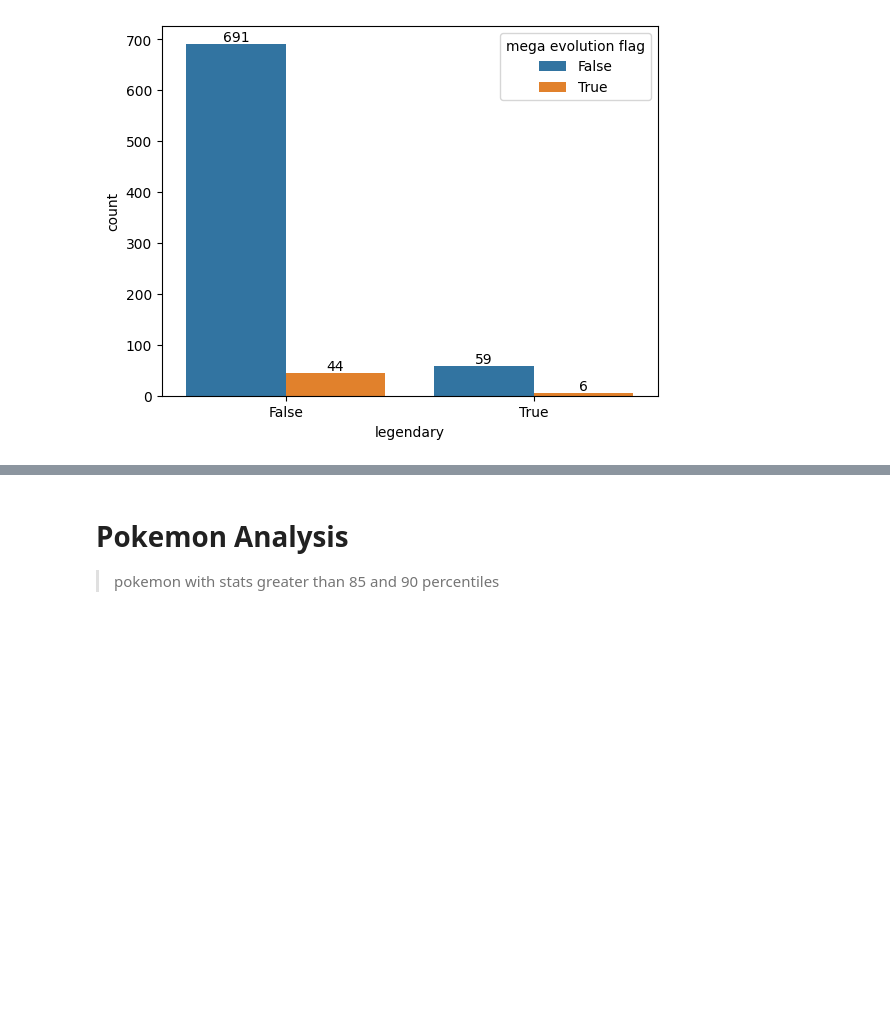
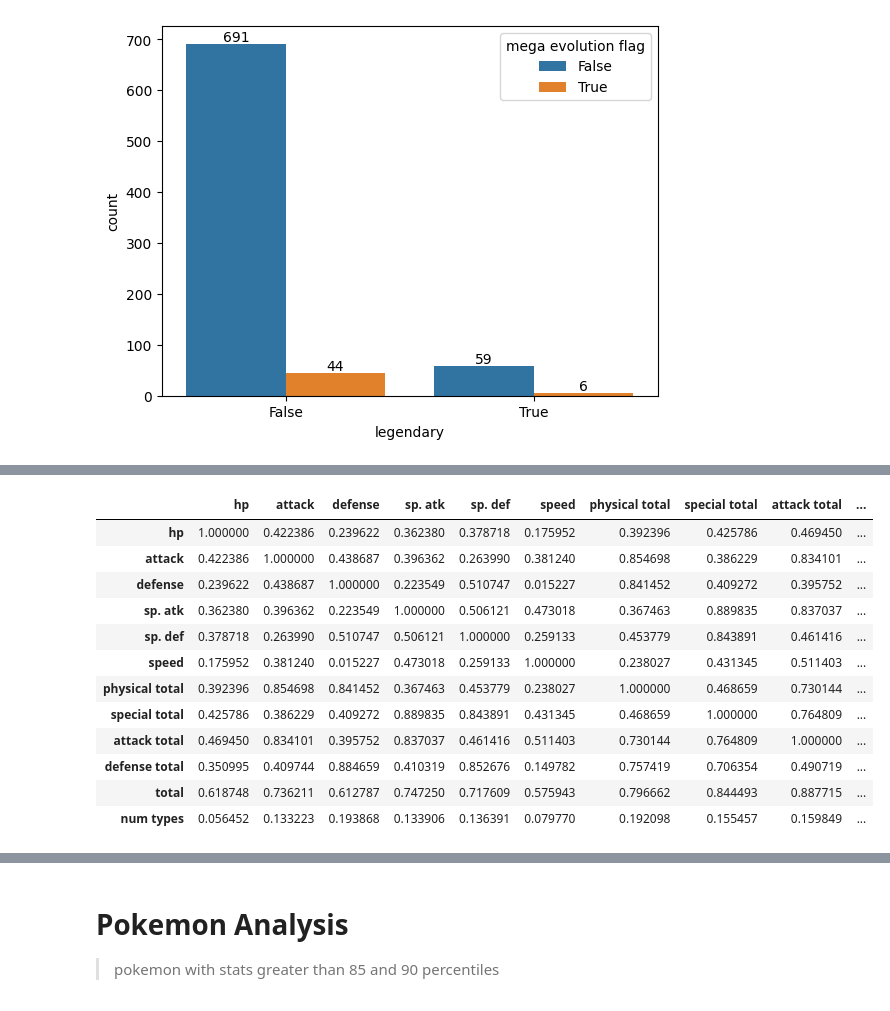
Before and after one commit to RayirthSoni/EDA-Practise, a Jupyter notebook: Code/pokemon-analysis.ipynb, the cells around one changed output, grey strips where cells are left out. Drawn from its saved outputs; the diff is of its cells as text; code cells hidden in the pictures; blank space fills up the shorter version.

Commit message:
added code for correlation analysis

```diff
--- a/Code/pokemon-analysis.ipynb
+++ b/Code/pokemon-analysis.ipynb
@@ -298,6 +298,8 @@ pokemon_data.iloc[:,list(range(4,10)) + list(range(12,pokemon_data.shape[1]))].d
 # %%
 # flag for pokemon which is mega evolution
 pokemon_data['mega evolution flag'] = pokemon_data['name'].str.contains('mega',case=False)
+# %%
+pokemon_data['num types'] = pokemon_data['type 1'].notna().astype(int) + pokemon_data['type 2'].notna().astype(int)
 # %% [markdown]
 # Analysing Pokemon with different stats
 # %%
@@ -475,0 +499,17 @@ temporary to check
+# %%
+# correlation for number of types and stats
+pokemon_data.iloc[:, list(range(4, 10)) + list(range(13, 17)) + [12] + [pokemon_data.shape[1] - 1]].corr()
+# %% [output]
+|  | hp | attack | defense | sp. atk | sp. def | speed | physical total | special total | attack total | ... |
+| hp | 1.000000 | 0.422386 | 0.239622 | 0.362380 | 0.378718 | 0.175952 | 0.392396 | 0.425786 | 0.469450 | ... |
+| attack | 0.422386 | 1.000000 | 0.438687 | 0.396362 | 0.263990 | 0.381240 | 0.854698 | 0.386229 | 0.834101 | ... |
+| defense | 0.239622 | 0.438687 | 1.000000 | 0.223549 | 0.510747 | 0.015227 | 0.841452 | 0.409272 | 0.395752 | ... |
+| sp. atk | 0.362380 | 0.396362 | 0.223549 | 1.000000 | 0.506121 | 0.473018 | 0.367463 | 0.889835 | 0.837037 | ... |
+| sp. def | 0.378718 | 0.263990 | 0.510747 | 0.506121 | 1.000000 | 0.259133 | 0.453779 | 0.843891 | 0.461416 | ... |
+| speed | 0.175952 | 0.381240 | 0.015227 | 0.473018 | 0.259133 | 1.000000 | 0.238027 | 0.431345 | 0.511403 | ... |
+| physical total | 0.392396 | 0.854698 | 0.841452 | 0.367463 | 0.453779 | 0.238027 | 1.000000 | 0.468659 | 0.730144 | ... |
+| special total | 0.425786 | 0.386229 | 0.409272 | 0.889835 | 0.843891 | 0.431345 | 0.468659 | 1.000000 | 0.764809 | ... |
+| attack total | 0.469450 | 0.834101 | 0.395752 | 0.837037 | 0.461416 | 0.511403 | 0.730144 | 0.764809 | 1.000000 | ... |
+| defense total | 0.350995 | 0.409744 | 0.884659 | 0.410319 | 0.852676 | 0.149782 | 0.757419 | 0.706354 | 0.490719 | ... |
+| total | 0.618748 | 0.736211 | 0.612787 | 0.747250 | 0.717609 | 0.575943 | 0.796662 | 0.844493 | 0.887715 | ... |
+| num types | 0.056452 | 0.133223 | 0.193868 | 0.133906 | 0.136391 | 0.079770 | 0.192098 | 0.155457 | 0.159849 | ... |
```
Also changed, not shown: parts of 10 cells of this notebook.
